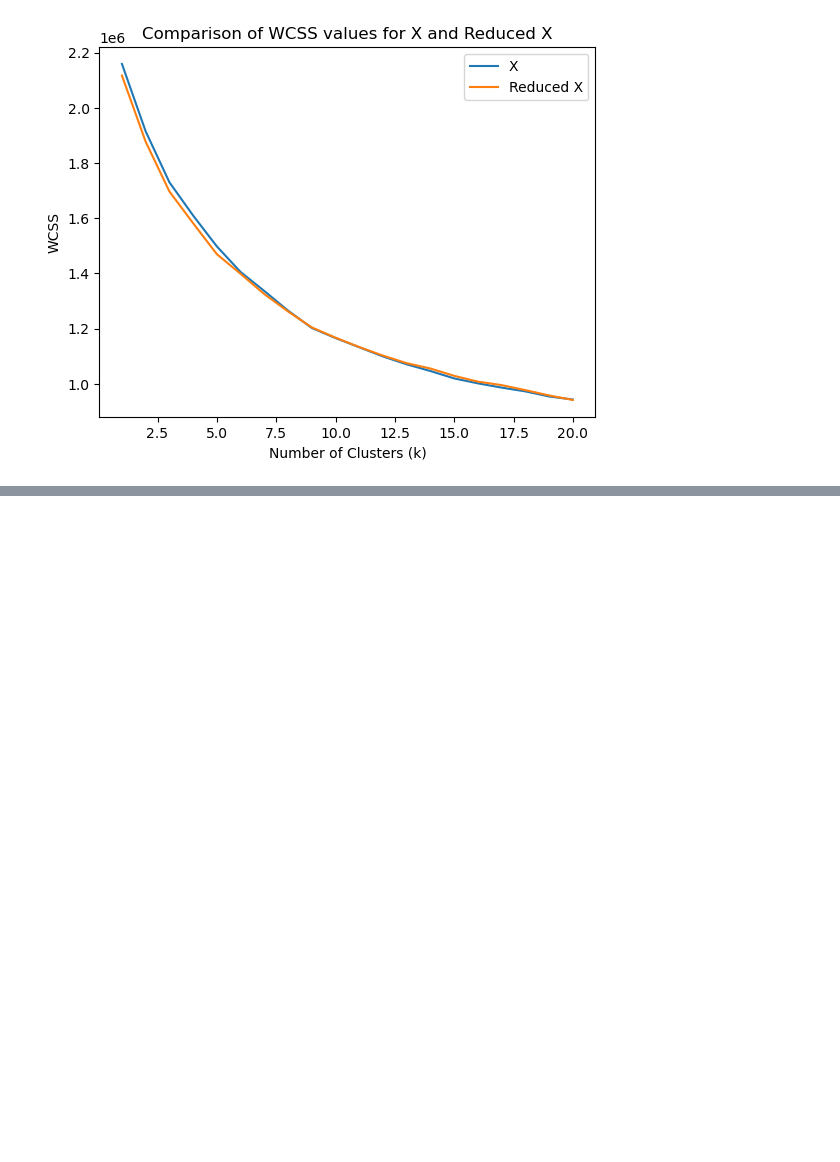
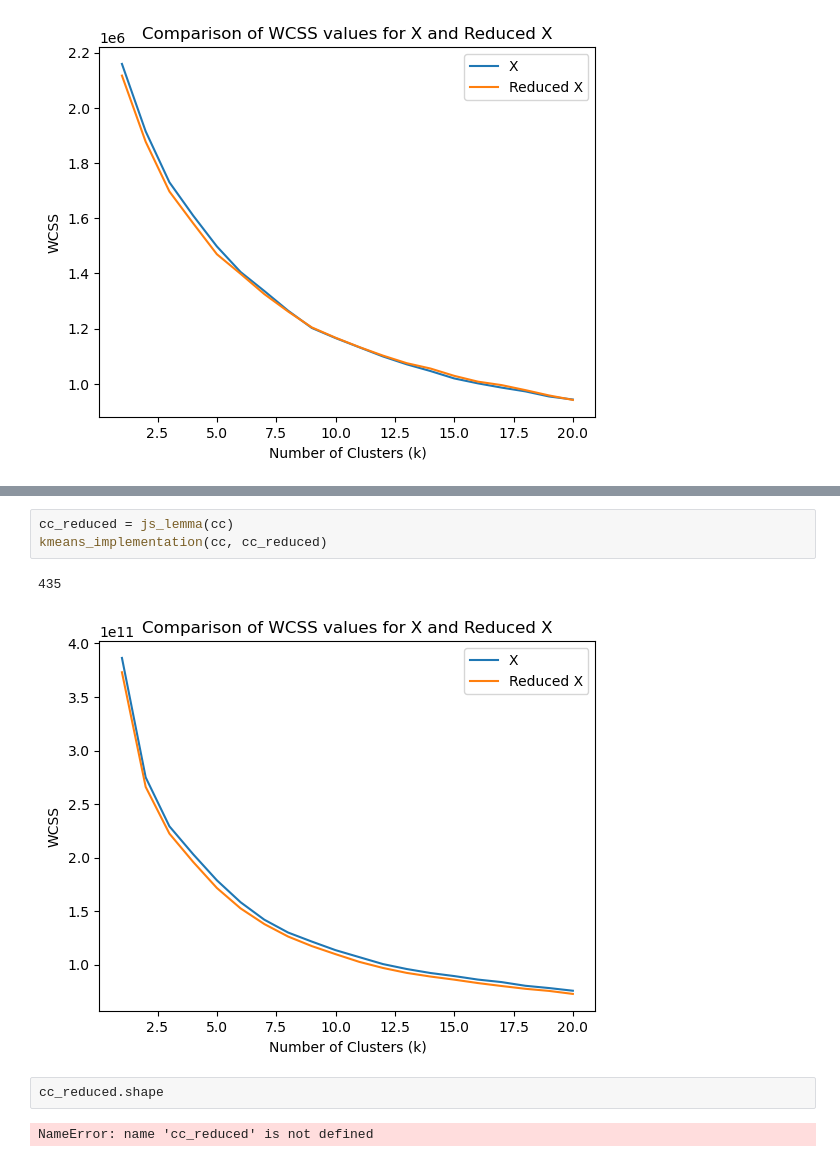
Before and after one commit to shivi-9/DimensionReductionforClustering, a Jupyter notebook: Shivangi_code.ipynb, the cells around one changed output, grey strips where cells are left out. Saved outputs shown, nothing was run; the diff lists cells and outputs as text; blank space fills up the shorter version.

```diff
--- a/Shivangi_code.ipynb
+++ b/Shivangi_code.ipynb
@@ -212,0 +227,10 @@ kmeans_implementation(digits, digits_reduced)
+# %%
+cc_reduced = js_lemma(cc)
+kmeans_implementation(cc, cc_reduced)
+# %% [output]
+435
+[figure, added]
+# %%
+cc_reduced.shape
+# %% [output]
+NameError: name 'cc_reduced' is not defined
```
Also changed, not shown: parts of 1 cell of this notebook, 4 other files.
